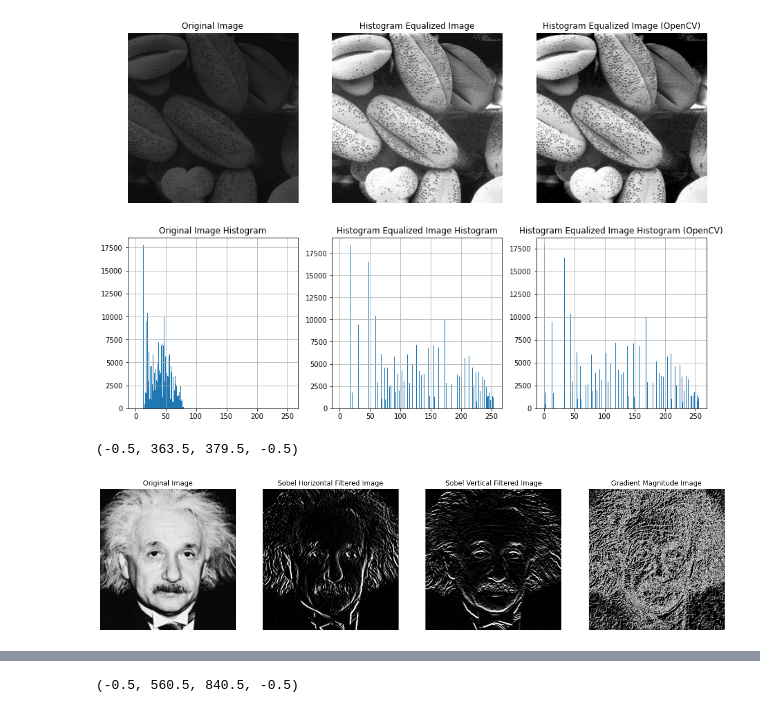
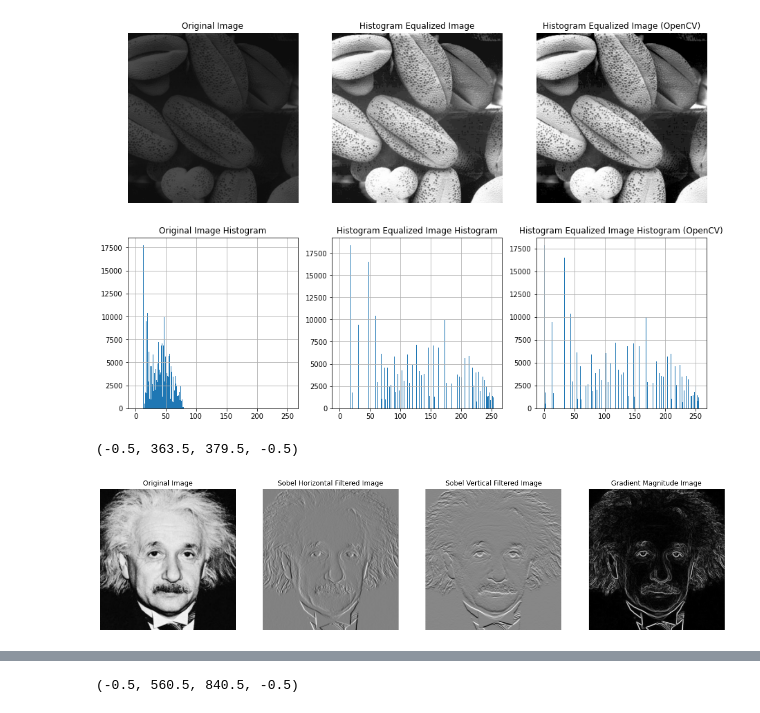
Before and after one commit to SupunDK/Fundamentals-of-Image-Processing, a Jupyter notebook: Assignment 1/190338C_Assignment_1.ipynb, the cells around one changed output, grey strips where cells are left out. Cells and saved outputs as stored; diff of their text form; code cells hidden in the pictures.

Commit message:
made minor changes in the sobel filtering code segments

```diff
--- a/Assignment 1/190338C_Assignment_1.ipynb
+++ b/Assignment 1/190338C_Assignment_1.ipynb
@@ -266,35 +266,35 @@ cv.waitKey(0)
 cv.destroyAllWindows()
 # %%
 #6 a)
-einstein_img = cv.imread(r"Images\einstein.png", cv.IMREAD_GRAYSCALE)
+einstein_img = cv.imread(r"Images\einstein.png", cv.IMREAD_GRAYSCALE).astype(np.float32)
 
-sobel_horizontal = np.array( [ [1, 0, -1], [2, 0, -2], [1, 0, -1] ] )
-sobel_vertical = np.array( [ [1, 2, 1], [0, 0, 0], [-1, -2, -1] ] )
+sobel_horizontal = np.array( [ [-1, 0, 1], [-2, 0, 2], [-1, 0, 1] ] ).astype(np.float32)
+sobel_vertical = np.array( [ [-1, -2, -1], [0, 0, 0], [1, 2, 1] ] ).astype(np.float32)
 
 einstein_img_vertical_grads = cv.filter2D(einstein_img, -1, sobel_horizontal)
 einstein_img_horizontal_grads = cv.filter2D(einstein_img, -1, sobel_vertical)
 einstein_img_grads_magnitude = ( einstein_img_vertical_grads ** 2 + einstein_img_horizontal_grads ** 2 ) ** 0.5
 
 fig, ax = plt.subplots(1, 4, figsize=(20, 5))
 
 ax[0].imshow(einstein_img, cmap = "gray")
 ax[0].set_title("Original Image")
 ax[0].axis('off')
 
 ax[1].imshow(einstein_img_vertical_grads, cmap = "gray")
 ax[1].set_title("Sobel Horizontal Filtered Image")
 ax[1].axis('off')
 
 ax[2].imshow(einstein_img_horizontal_grads, cmap = "gray")
 ax[2].set_title("Sobel Vertical Filtered Image")
 ax[2].axis('off')
 
 ax[3].imshow(einstein_img_grads_magnitude, cmap = "gray")
 ax[3].set_title("Gradient Magnitude Image")
 ax[3].axis('off')
 # %% [output]
 (-0.5, 363.5, 379.5, -0.5)
-[figure, old version]
+[figure, new version]
 # %%
 #6 b)
 def filter_image(img, filter):
```
Also changed, not shown: parts of 3 cells of this notebook.
